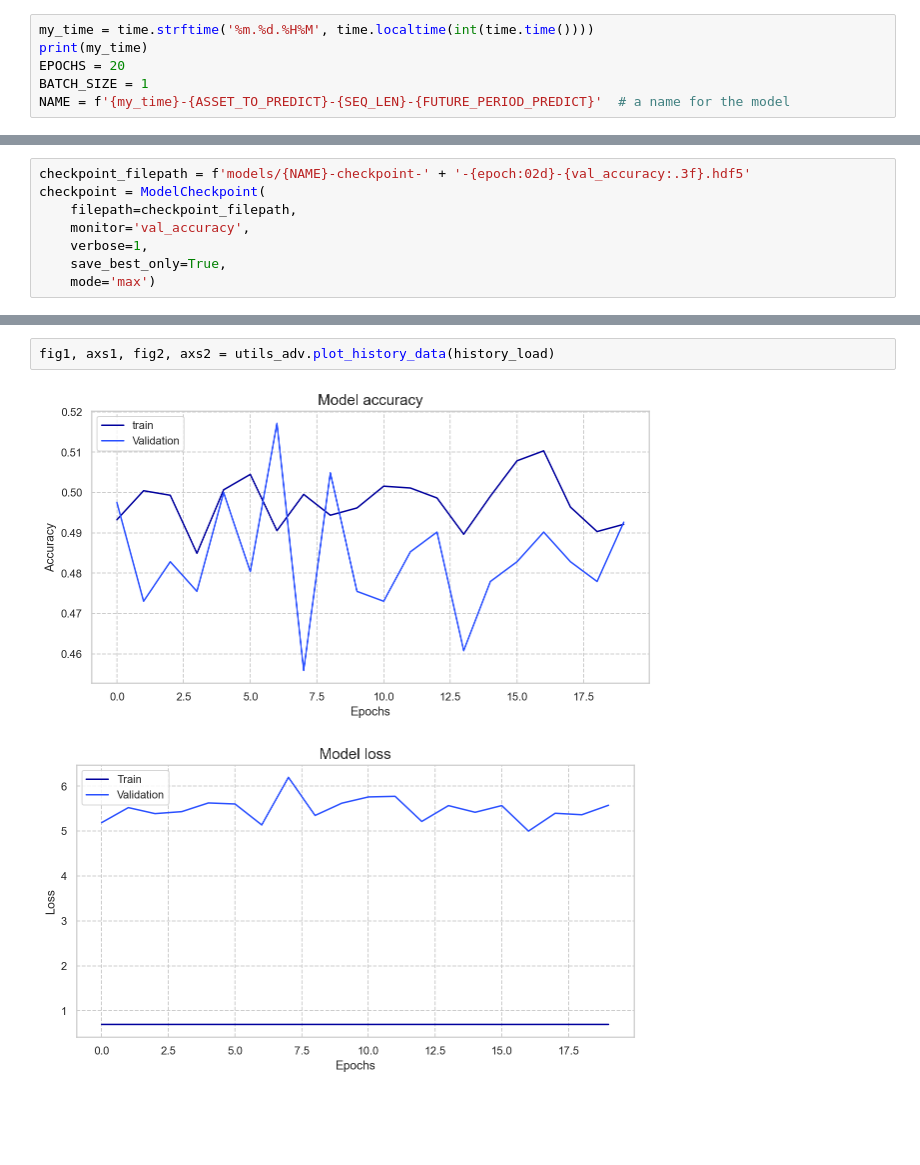
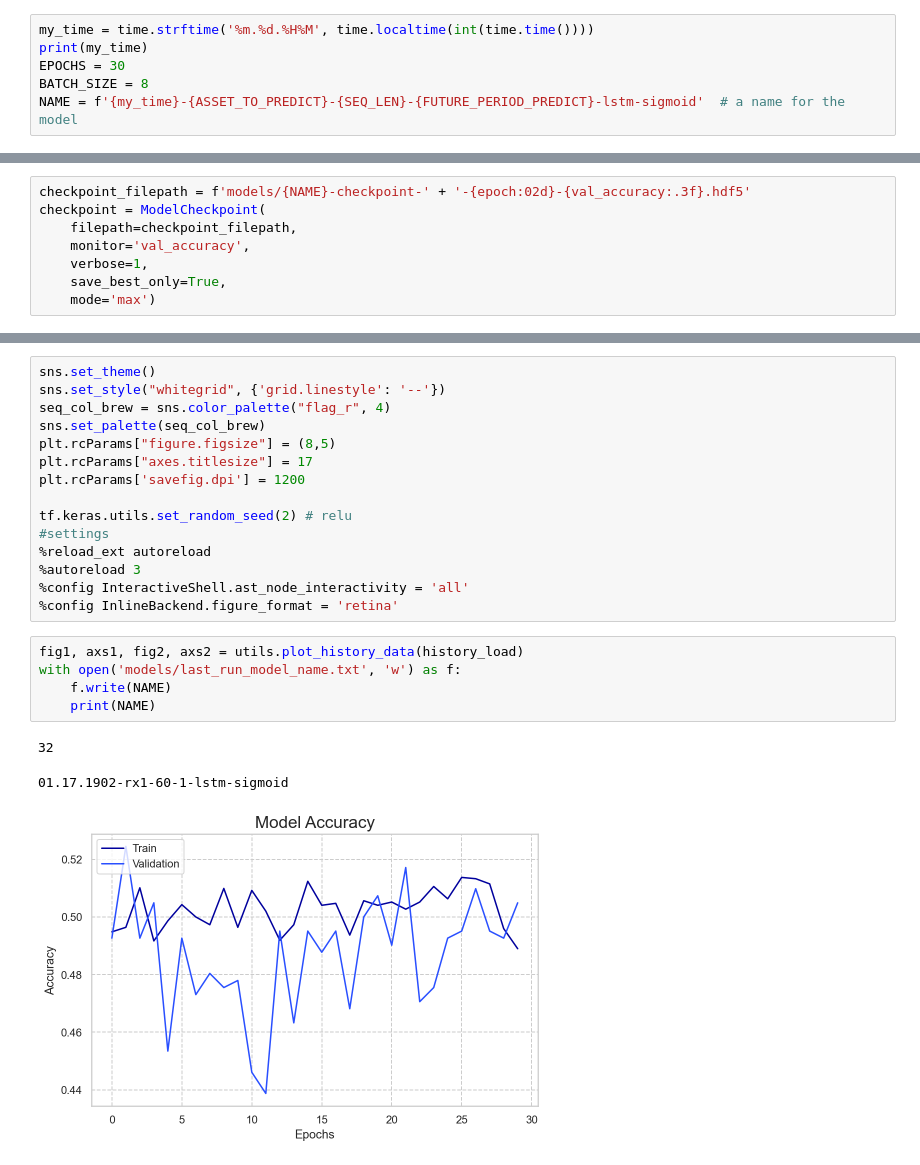
Before and after one commit to TimmieBengtsson/masters_project, a Jupyter notebook: model_builder.ipynb, the cells around one changed output, grey strips where cells are left out. Saved outputs shown, nothing was run; the diff lists cells and outputs as text; blank space fills up the shorter version.

```diff
--- a/model_builder.ipynb
+++ b/model_builder.ipynb
@@ -67,7 +59,7 @@ validation_x, validation_y = utils_adv.preprocess_df(validation_df, SEQ_LEN)
 # %%
 my_time = time.strftime('%m.%d.%H%M', time.localtime(int(time.time())))
 print(my_time)
-EPOCHS = 20
-BATCH_SIZE = 1
-NAME = f'{my_time}-{ASSET_TO_PREDICT}-{SEQ_LEN}-{FUTURE_PERIOD_PREDICT}'  # a name for the model
+EPOCHS = 30
+BATCH_SIZE = 8
+NAME = f'{my_time}-{ASSET_TO_PREDICT}-{SEQ_LEN}-{FUTURE_PERIOD_PREDICT}-lstm-sigmoid'  # a name for the model
 # %% [output]
@@ -140,5 +128,24 @@ Restored model, test accuracy: 49.26%
-# %%
-fig1, axs1, fig2, axs2 = utils_adv.plot_history_data(history_load)
-# %% [output]
-[figure, removed]
-[figure, removed]
+# %%
+sns.set_theme()
+sns.set_style("whitegrid", {'grid.linestyle': '--'})
+seq_col_brew = sns.color_palette("flag_r", 4)
+sns.set_palette(seq_col_brew)
+plt.rcParams["figure.figsize"] = (8,5)
+plt.rcParams["axes.titlesize"] = 17
+plt.rcParams['savefig.dpi'] = 1200
+
+tf.keras.utils.set_random_seed(2) # relu
+#settings
+%reload_ext autoreload
+%autoreload 3
+%config InteractiveShell.ast_node_interactivity = 'all'
+%config InlineBackend.figure_format = 'retina'
+# %%
+fig1, axs1, fig2, axs2 = utils.plot_history_data(history_load)
+with open('models/last_run_model_name.txt', 'w') as f:
+    f.write(NAME)
+    print(NAME)
+# %% [output]
+32
+01.17.1902-rx1-60-1-lstm-sigmoid
+[figure, added]
```
Also changed, not shown: parts of 9 cells of this notebook, 20 other files.
